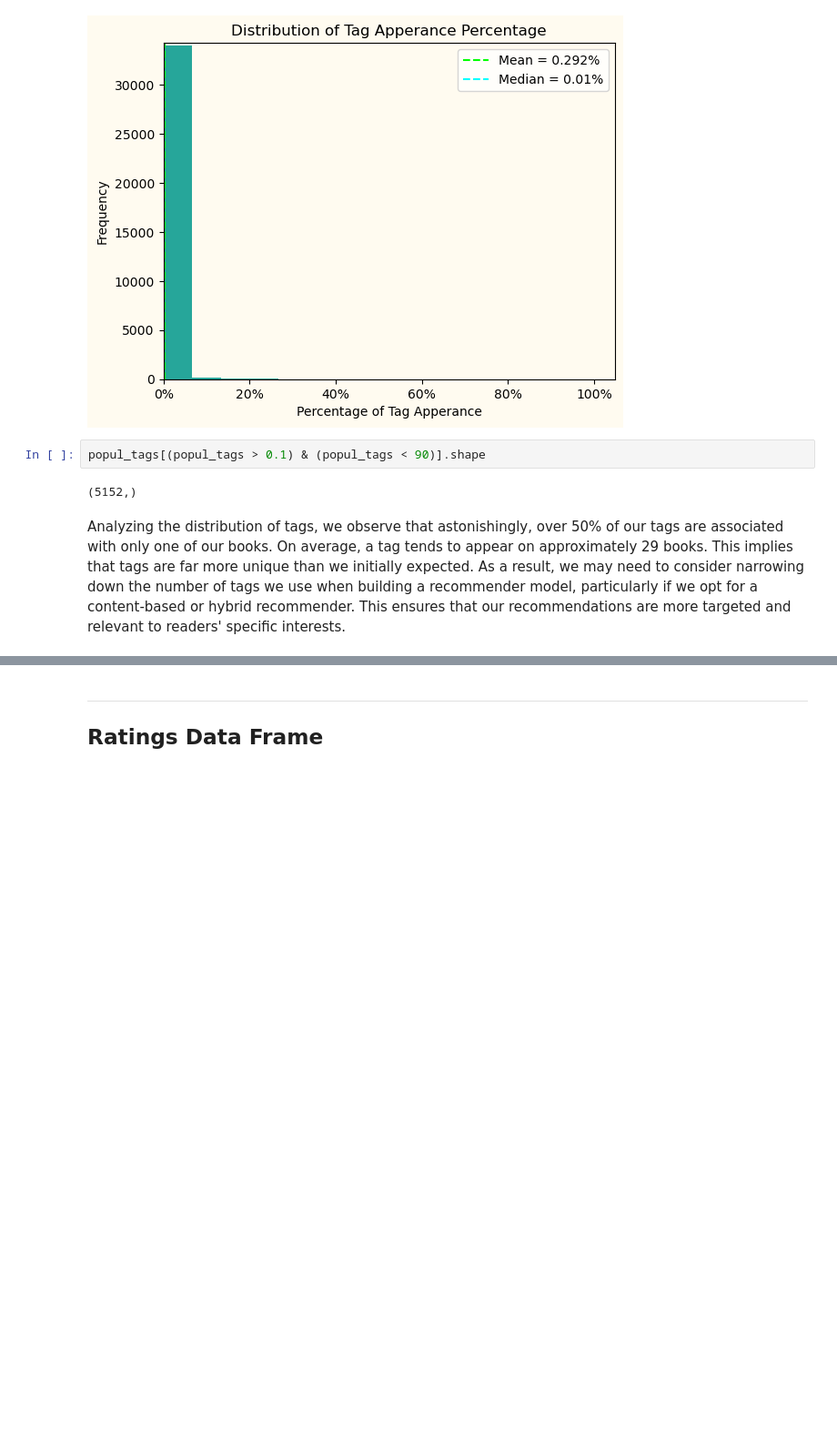
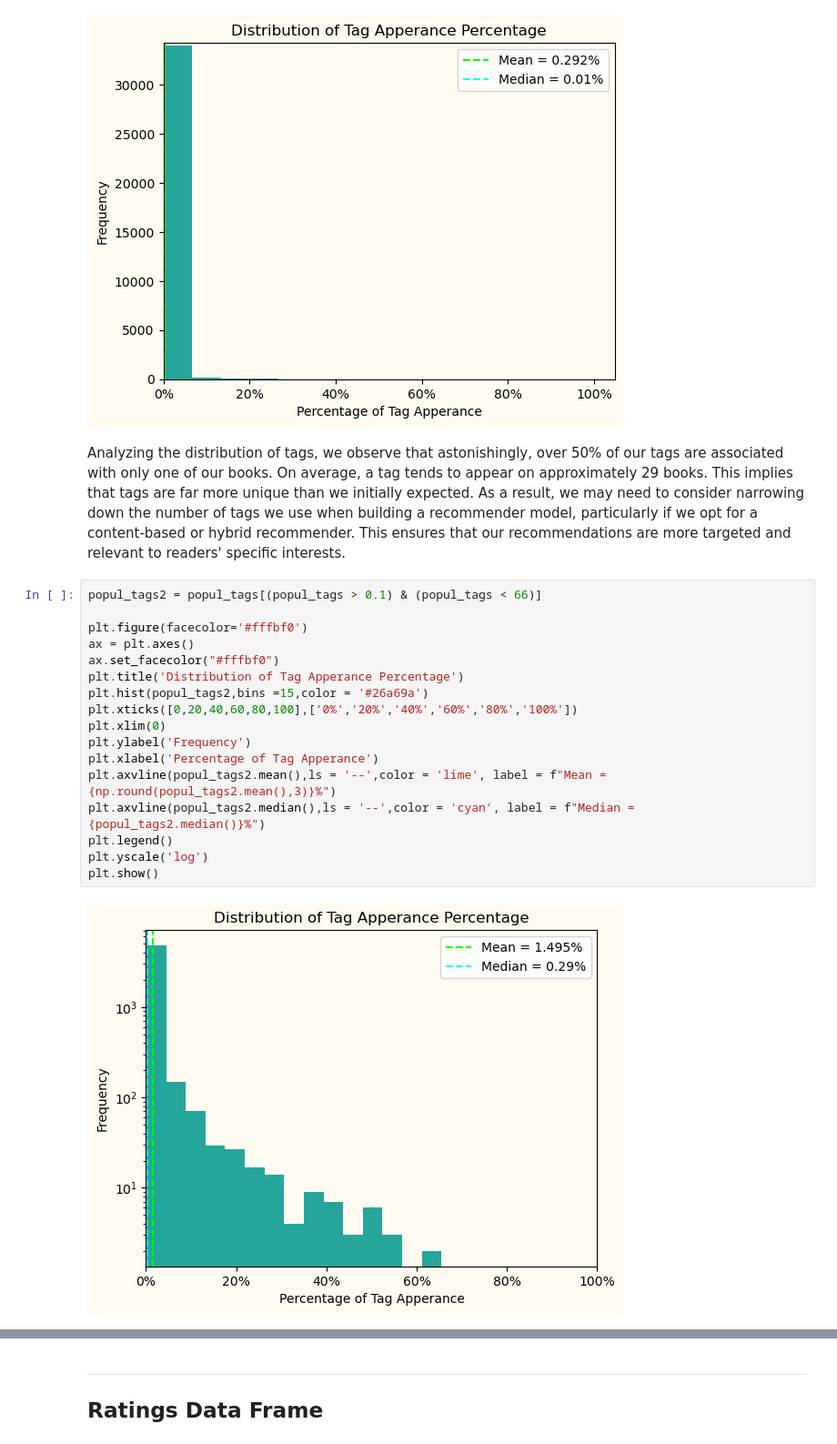
Before and after one commit to CamelSal/BookRecommender, a Jupyter notebook: CapstoneEDA.ipynb, the cells around one changed output, grey strips where cells are left out. Shown at 91% size. Drawn from its saved outputs; the diff is of its cells as text; blank space fills up the shorter version.

```diff
--- a/CapstoneEDA.ipynb
+++ b/CapstoneEDA.ipynb
@@ -582,9 +588,24 @@ plt.ylim(0,34252)
 plt.show()
 # %% [output]
 [figure]
-# %%
-popul_tags[(popul_tags > 0.1) & (popul_tags < 90)].shape
-# %% [output]
-(5152,)
 # %% [markdown]
 Analyzing the distribution of tags, we observe that astonishingly, over 50% of our tags are associated with only one of our books. On average, a tag tends to appear on approximately 29 books. This implies that tags are far more unique than we initially expected. As a result, we may need to consider narrowing down the number of tags we use when building a recommender model, particularly if we opt for a content-based or hybrid recommender. This ensures that our recommendations are more targeted and relevant to readers' specific interests.
+# %%
+popul_tags2 = popul_tags[(popul_tags > 0.1) & (popul_tags < 66)]
+
+plt.figure(facecolor='#fffbf0')
+ax = plt.axes()
+ax.set_facecolor("#fffbf0")
+plt.title('Distribution of Tag Apperance Percentage')
+plt.hist(popul_tags2,bins =15,color = '#26a69a')
+plt.xticks([0,20,40,60,80,100],['0%','20%','40%','60%','80%','100%'])
+plt.xlim(0)
+plt.ylabel('Frequency')
+plt.xlabel('Percentage of Tag Apperance')
+plt.axvline(popul_tags2.mean(),ls = '--',color = 'lime', label = f"Mean = {np.round(popul_tags2.mean(),3)}%")
+plt.axvline(popul_tags2.median(),ls = '--',color = 'cyan', label = f"Median = {popul_tags2.median()}%")
+plt.legend()
+plt.yscale('log')
+plt.show()
+# %% [output]
+[figure, added]
```
Also changed, not shown: parts of 7 cells of this notebook, 1 other file.
